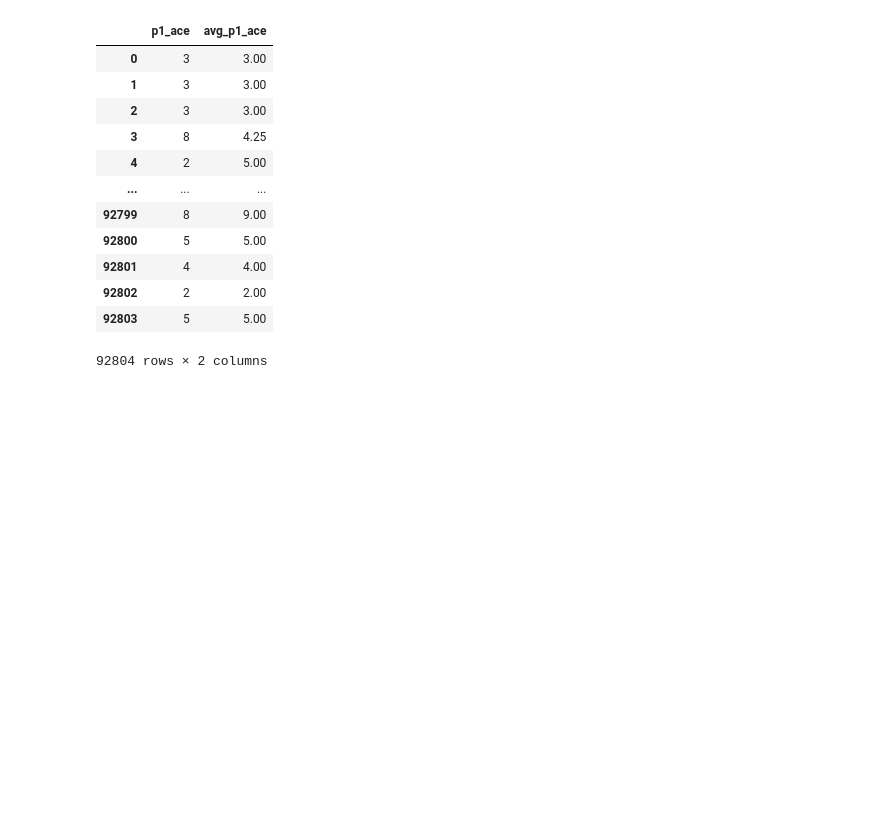
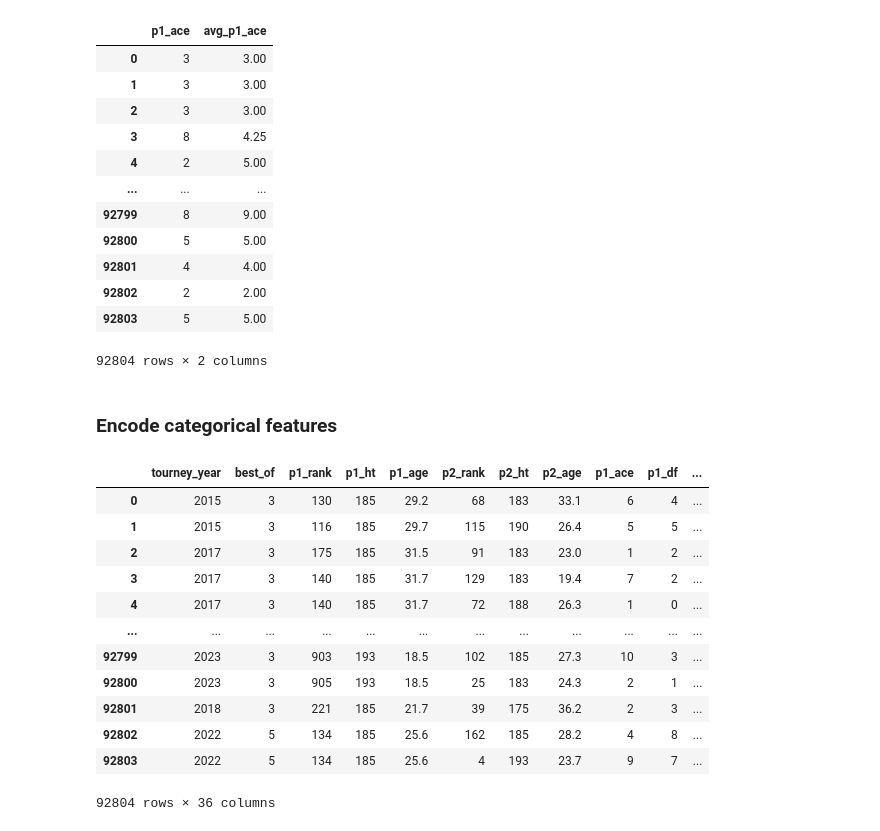
Before and after one commit to joao-oak/Big-Data-Spark, a Jupyter notebook: feature_engineering.ipynb, the cells around one changed output. Cells and saved outputs as stored; diff of their text form; code cells hidden in the pictures; blank space fills up the shorter version.

Commit message:
encode categorical features (feature engineering)

```diff
--- a/feature_engineering.ipynb
+++ b/feature_engineering.ipynb
@@ -226,3 +226,64 @@ show(clean_df[['p1_ace', 'avg_p1_ace']])
 | 92802 | 2 | 2.00 |
 | 92803 | 5 | 5.00 |
 92804 rows × 2 columns
+# %% [markdown]
+### Encode categorical features
+# %%
+from pyspark.ml.feature import StringIndexer
+from pyspark.ml import Pipeline
+from pyspark.sql.functions import year
+
+
+# Columns to encode
+to_encode = ['surface', 'tourney_level', 'tourney_name', 'round',
+                     'p1_name', 'p1_hand', 'p1_ioc', 'p1_entry',
+                     'p2_name', 'p2_hand', 'p2_ioc', 'p2_entry']
+
+
+# Create Ids
+stages = []
+
+
+for col in categorical_cols:
+    indexer = StringIndexer(inputCol=col, outputCol=f"{col}_index")
+
+    stages.append(indexer)
+
+
+pipeline = Pipeline(stages=stages)
+
+# Extract year from tourney_date
+clean_df = clean_df.withColumn("tourney_year", year("tourney_date").cast("integer"))
+
+# Encode categorical features
+encoded_df = pipeline.fit(clean_df).transform(clean_df)
+selected_features = [
+    #old columns
+    'tourney_year', 'best_of', 'p1_rank', 'p1_ht', 'p1_age', 'p2_rank', 'p2_ht', 'p2_age',
+    'p1_ace', 'p1_df', 'p1_svpt', 'p1_1stIn', 'p1_1stWon', 'p1_2ndWon', 'p1_SvGms',
+    'p2_ace', 'p2_df', 'p2_svpt', 'p2_1stIn', 'p2_1stWon', 'p2_2ndWon', 'p2_SvGms',
+    'avg_p1_ace',
+    # encoded columns
+    'surface_index', 'tourney_level_index', 'tourney_name_index',
+    'round_index', 'p1_name_index', 'p1_hand_index', 'p1_ioc_index', 'p1_entry_index',
+    'p2_name_index', 'p2_hand_index', 'p2_ioc_index', 'p2_entry_index',
+    #Label
+    'Winner'
+]
+
+encoded_df = encoded_df.select(selected_features)
+show(encoded_df)
+# %% [output]
+|  | tourney_year | best_of | p1_rank | p1_ht | p1_age | p2_rank | p2_ht | p2_age | p1_ace | p1_df | ... |
+| 0 | 2015 | 3 | 130 | 185 | 29.2 | 68 | 183 | 33.1 | 6 | 4 | ... |
+| 1 | 2015 | 3 | 116 | 185 | 29.7 | 115 | 190 | 26.4 | 5 | 5 | ... |
+| 2 | 2017 | 3 | 175 | 185 | 31.5 | 91 | 183 | 23.0 | 1 | 2 | ... |
+| 3 | 2017 | 3 | 140 | 185 | 31.7 | 129 | 183 | 19.4 | 7 | 2 | ... |
+| 4 | 2017 | 3 | 140 | 185 | 31.7 | 72 | 188 | 26.3 | 1 | 0 | ... |
+| ... | ... | ... | ... | ... | ... | ... | ... | ... | ... | ... | ... |
+| 92799 | 2023 | 3 | 903 | 193 | 18.5 | 102 | 185 | 27.3 | 10 | 3 | ... |
+| 92800 | 2023 | 3 | 905 | 193 | 18.5 | 25 | 183 | 24.3 | 2 | 1 | ... |
+| 92801 | 2018 | 3 | 221 | 185 | 21.7 | 39 | 175 | 36.2 | 2 | 3 | ... |
+| 92802 | 2022 | 5 | 134 | 185 | 25.6 | 162 | 185 | 28.2 | 4 | 8 | ... |
+| 92803 | 2022 | 5 | 134 | 185 | 25.6 | 4 | 193 | 23.7 | 9 | 7 | ... |
+92804 rows × 36 columns
```
